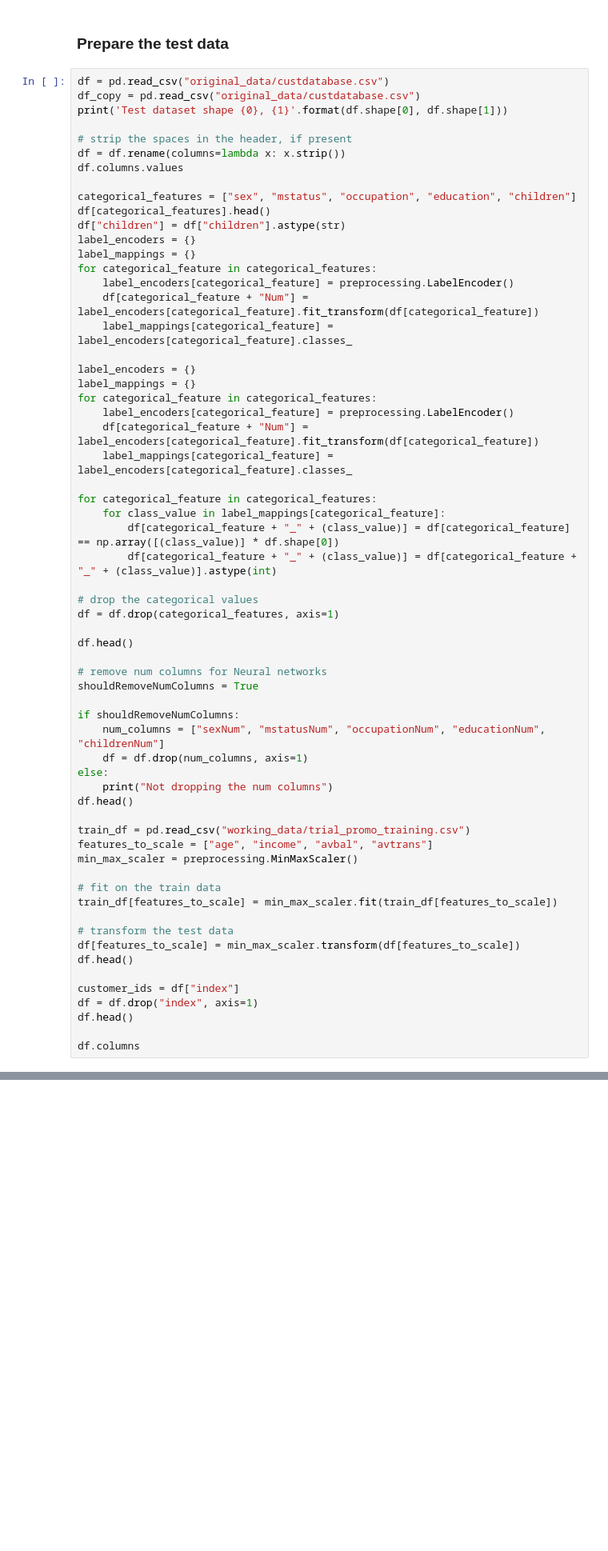
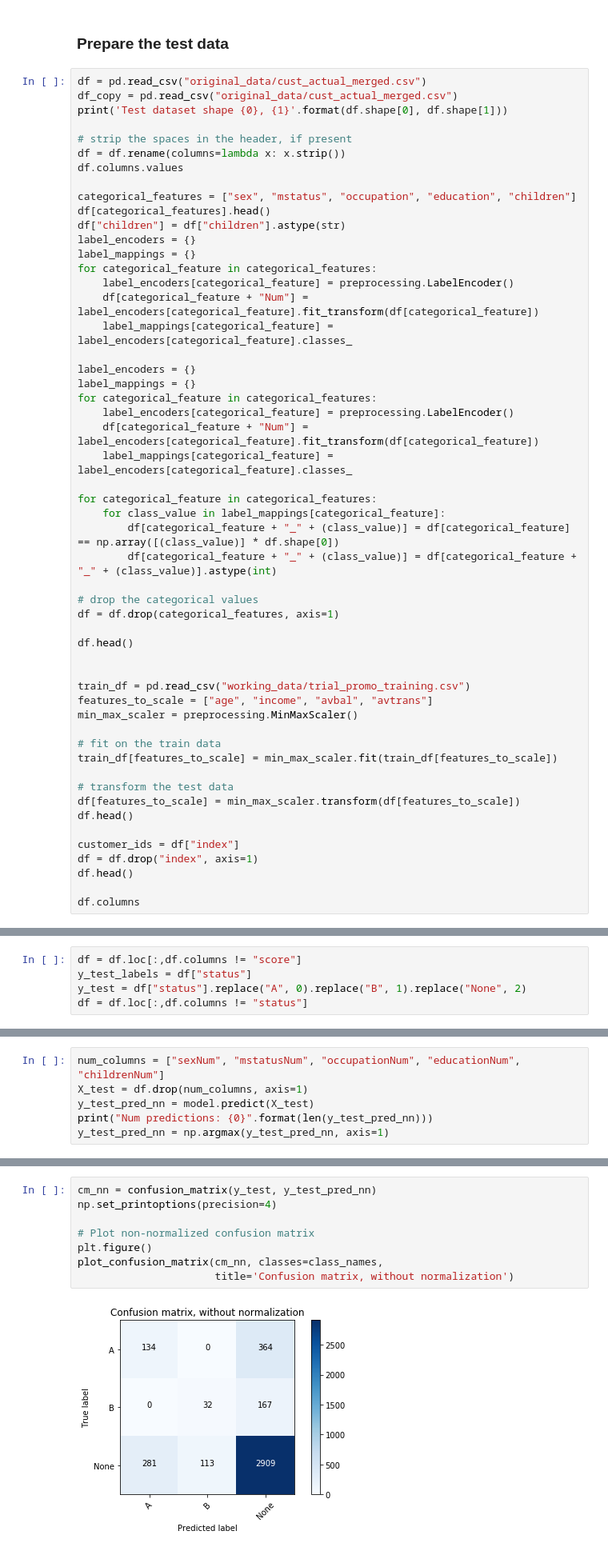
Before and after one commit to ace-racer/KE5108_Hybrid_Intelligent_Systems, a Jupyter notebook: KE5108-CA1-Part2/step4-EnsembleDifferentModels.ipynb, the cells around one changed output, grey strips where cells are left out. Shown at 80% size. Cells and saved outputs as stored; diff of their text form; blank space fills up the shorter version.

```diff
--- a/KE5108-CA1-Part2/step4-EnsembleDifferentModels.ipynb
+++ b/KE5108-CA1-Part2/step4-EnsembleDifferentModels.ipynb
@@ -47,8 +61,8 @@ def plot_confusion_matrix(cm, classes,
 # %% [markdown]
 ### Prepare the test data
 # %%
-df = pd.read_csv("original_data/custdatabase.csv")
-df_copy = pd.read_csv("original_data/custdatabase.csv")
+df = pd.read_csv("original_data/cust_actual_merged.csv")
+df_copy = pd.read_csv("original_data/cust_actual_merged.csv")
 print('Test dataset shape {0}, {1}'.format(df.shape[0], df.shape[1]))
 
 # strip the spaces in the header, if present
@@ -82,15 +96,6 @@ df = df.drop(categorical_features, axis=1)
 
 df.head()
 
-# remove num columns for Neural networks
-shouldRemoveNumColumns = True
-
-if shouldRemoveNumColumns:
-    num_columns = ["sexNum", "mstatusNum", "occupationNum", "educationNum", "childrenNum"]
-    df = df.drop(num_columns, axis=1)
-else:
-    print("Not dropping the num columns")
-df.head()
 
 train_df = pd.read_csv("working_data/trial_promo_training.csv")
 features_to_scale = ["age", "income", "avbal", "avtrans"]
@@ -119,3 +125,8 @@ Index(['age', 'income', 'avbal', 'avtrans', 'sex_F', 'sex_M',
        'education_secondary', 'education_tertiary', 'children_0', 'children_1',
        'children_2', 'children_3', 'children_4'],
       dtype='object')
+# %%
+df = df.loc[:,df.columns != "score"]
+y_test_labels = df["status"]
+y_test = df["status"].replace("A", 0).replace("B", 1).replace("None", 2)
+df = df.loc[:,df.columns != "status"]
@@ -129,3 +153,9 @@ from keras.models import load_model
 # the model must be in the models folder
 model_to_use = "model-004-0.82.h5"
 model = load_model('models/'+model_to_use)
+# %%
+num_columns = ["sexNum", "mstatusNum", "occupationNum", "educationNum", "childrenNum"]
+X_test = df.drop(num_columns, axis=1)
+y_test_pred_nn = model.predict(X_test)
+print("Num predictions: {0}".format(len(y_test_pred_nn)))
+y_test_pred_nn = np.argmax(y_test_pred_nn, axis=1)
@@ -131,0 +164,10 @@ model = load_model('models/'+model_to_use)
+# %%
+cm_nn = confusion_matrix(y_test, y_test_pred_nn)
+np.set_printoptions(precision=4)
+
+# Plot non-normalized confusion matrix
+plt.figure()
+plot_confusion_matrix(cm_nn, classes=class_names,
+                      title='Confusion matrix, without normalization')
+# %% [output]
+[figure, added]
```
Also changed, not shown: parts of 10 cells of this notebook.
